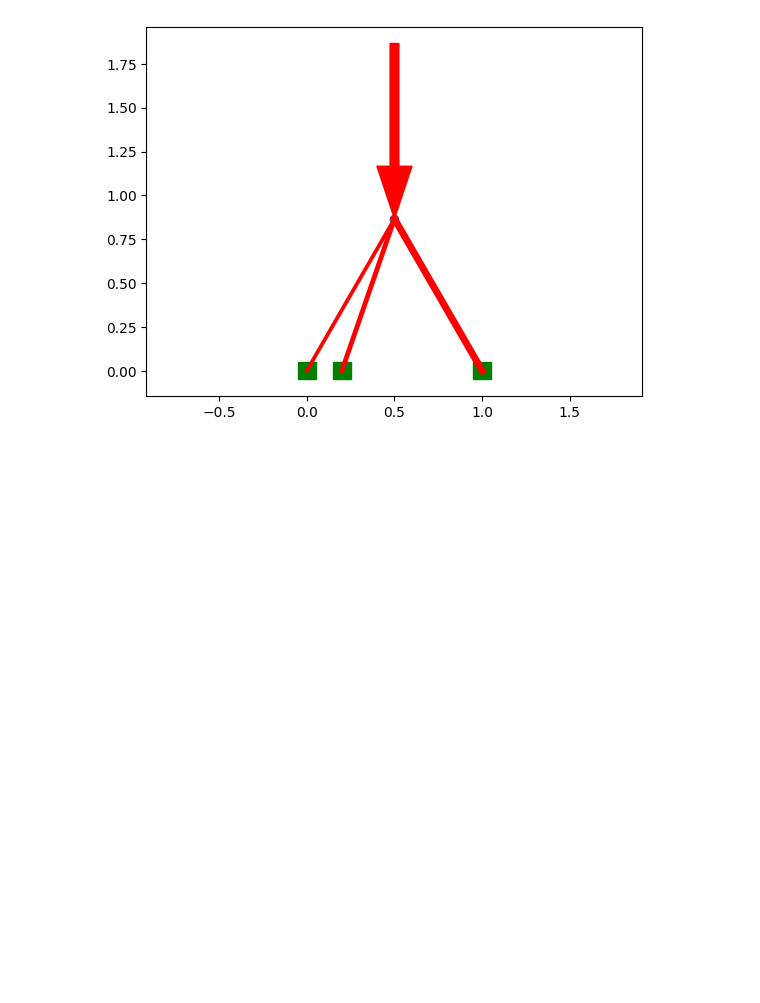
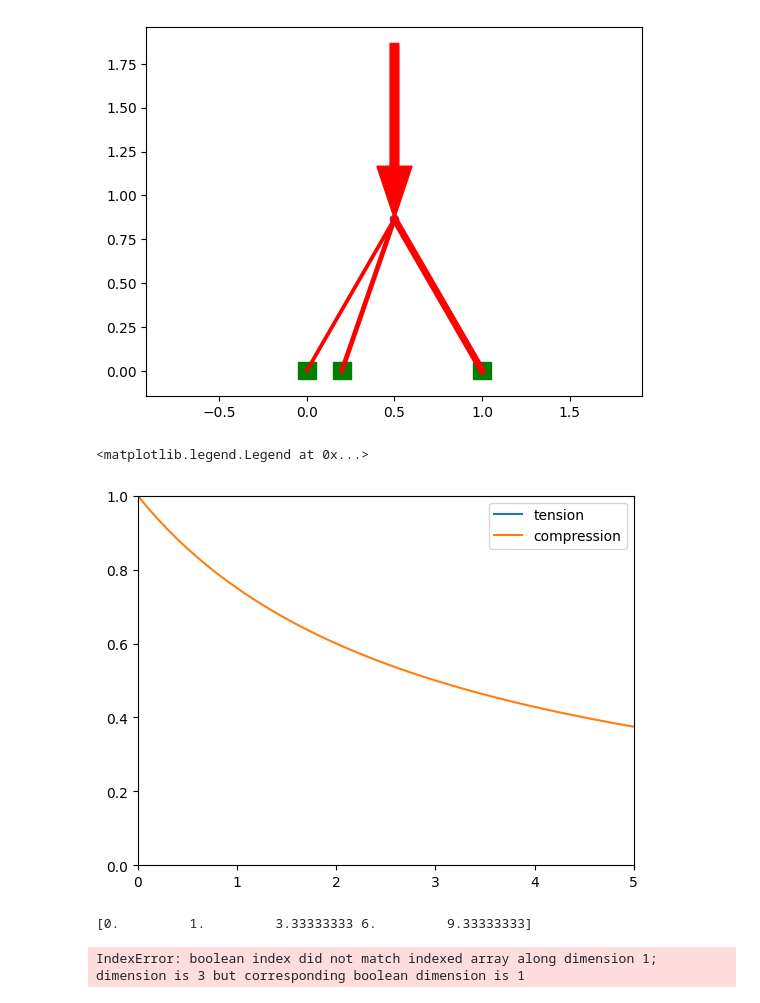
Before and after one commit to eschluntz/PytorchBridge, a Jupyter notebook: truss.ipynb, the cells around one changed output. Drawn from its saved outputs; the diff is of its cells as text; code cells hidden in the pictures; blank space fills up the shorter version.

```diff
--- a/truss.ipynb
+++ b/truss.ipynb
@@ -236,3 +283,51 @@ assert all(forces > 2.0), "force should be among all beams"
 # %% [output]
 [[2.73481706 3.48125173 5.01383129]]
 [figure]
+# %%
+# How strong is a beam of different length?
+lengths = np.linspace(0,5, 50)
+tensions = np.ones_like(lengths)
+fall_off = 3.0
+compressions = fall_off / (lengths + fall_off)
+
+plt.plot(lengths, tensions, label='tension')
+plt.plot(lengths, compressions, label='compression')
+plt.axis((0,5,0,1))
+plt.legend()
+# %% [output]
+<matplotlib.legend.Legend at 0x...>
+[figure, added]
+# %%
+def weight_of_beams(lengths, forces):
+    """
+    Tension weight = length * force / 1
+    compression weight = length * force / (3 / (length + 3))
+    """
+    weights = np.zeros_like(lengths)
+
+    # beams in tension
+    weights = lengths * abs(forces)
+
+    # compression
+    fall_off = 3.0
+    weights[forces > 0] *= (lengths[forces > 0] + fall_off) / fall_off
+
+    return weights
+
+
+lengths = np.arange(5) * 1.0
+forces = np.array((-1, -1, 1, 1, 1))
+print(weight_of_beams(lengths, forces))
+# %% [output]
+[0.         1.         3.33333333 6.         9.33333333]
+# %%
+t = Truss(nodes, edges)
+
+t.add_load(0, 0, -10)
+t.add_anchor(1)
+t.add_anchor(2, x=False)
+
+print(t.get_cost())
+t.draw()
+# %% [output]
+IndexError: boolean index did not match indexed array along dimension 1; dimension is 3 but corresponding boolean dimension is 1
```
Also changed, not shown: parts of 1 cell of this notebook, 1 other file.
